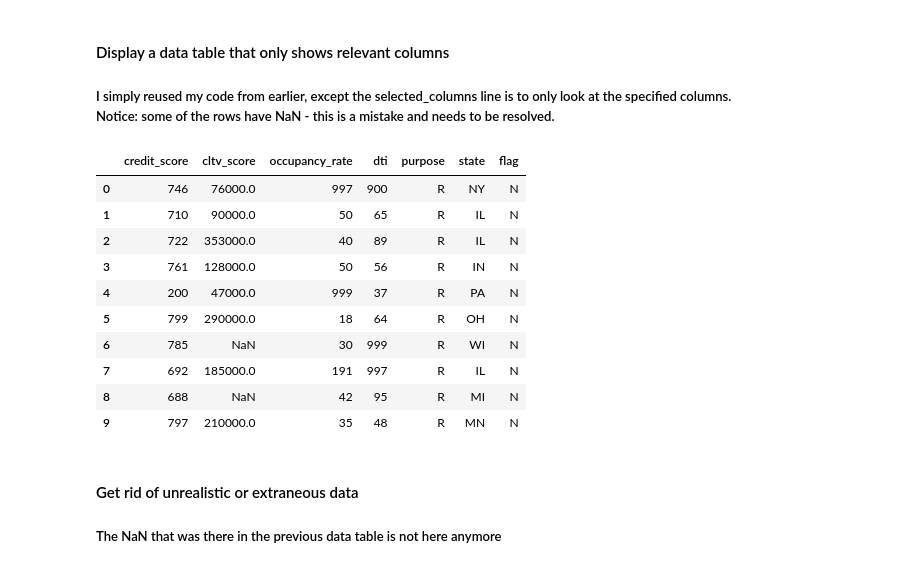
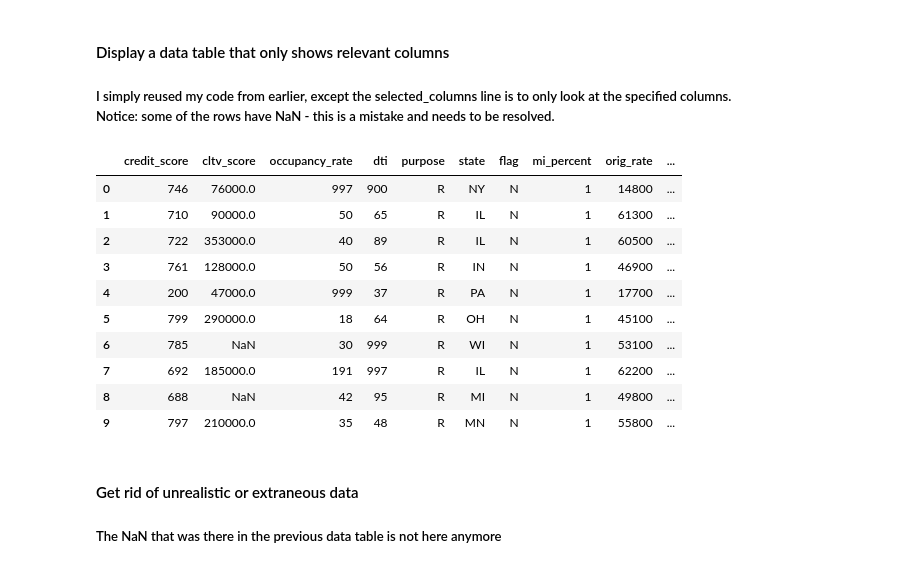
Before and after one commit to AaditRazdan/SPARK-Mortgage-Risk-Analysis, a Jupyter notebook: Exploratory_Analysis.ipynb, the cells around one changed output. Cells and saved outputs as stored; diff of their text form; code cells hidden in the pictures.

```diff
--- a/Exploratory_Analysis.ipynb
+++ b/Exploratory_Analysis.ipynb
@@ -75,21 +79,21 @@ plt.show()
 </h5>
 # %%
 # Retain the columns required for the analysis and display first 10 rows
-selected_columns = ['credit_score', 'cltv_score','occupancy_rate', 'dti', 'purpose', 'state', 'flag']
+selected_columns = ['credit_score', 'cltv_score','occupancy_rate', 'dti', 'purpose', 'state', 'flag', 'mi_percent', 'orig_rate', 'num_units', 'property_type', 'upb']
 selected_df = source_df[selected_columns]
 display(selected_df.head(10))
 # %% [output]
-|  | credit_score | cltv_score | occupancy_rate | dti | purpose | state | flag |
-| 0 | 746 | 76000.0 | 997 | 900 | R | NY | N |
-| 1 | 710 | 90000.0 | 50 | 65 | R | IL | N |
-| 2 | 722 | 353000.0 | 40 | 89 | R | IL | N |
-| 3 | 761 | 128000.0 | 50 | 56 | R | IN | N |
-| 4 | 200 | 47000.0 | 999 | 37 | R | PA | N |
-| 5 | 799 | 290000.0 | 18 | 64 | R | OH | N |
-| 6 | 785 | NaN | 30 | 999 | R | WI | N |
-| 7 | 692 | 185000.0 | 191 | 997 | R | IL | N |
-| 8 | 688 | NaN | 42 | 95 | R | MI | N |
-| 9 | 797 | 210000.0 | 35 | 48 | R | MN | N |
+|  | credit_score | cltv_score | occupancy_rate | dti | purpose | state | flag | mi_percent | orig_rate | ... |
+| 0 | 746 | 76000.0 | 997 | 900 | R | NY | N | 1 | 14800 | ... |
+| 1 | 710 | 90000.0 | 50 | 65 | R | IL | N | 1 | 61300 | ... |
+| 2 | 722 | 353000.0 | 40 | 89 | R | IL | N | 1 | 60500 | ... |
+| 3 | 761 | 128000.0 | 50 | 56 | R | IN | N | 1 | 46900 | ... |
+| 4 | 200 | 47000.0 | 999 | 37 | R | PA | N | 1 | 17700 | ... |
+| 5 | 799 | 290000.0 | 18 | 64 | R | OH | N | 1 | 45100 | ... |
+| 6 | 785 | NaN | 30 | 999 | R | WI | N | 1 | 53100 | ... |
+| 7 | 692 | 185000.0 | 191 | 997 | R | IL | N | 1 | 62200 | ... |
+| 8 | 688 | NaN | 42 | 95 | R | MI | N | 1 | 49800 | ... |
+| 9 | 797 | 210000.0 | 35 | 48 | R | MN | N | 1 | 55800 | ... |
 # %% [markdown]
 <h4>Get rid of unrealistic or extraneous data </h4>
 <h5>
```
Also changed, not shown: parts of 9 cells of this notebook.
